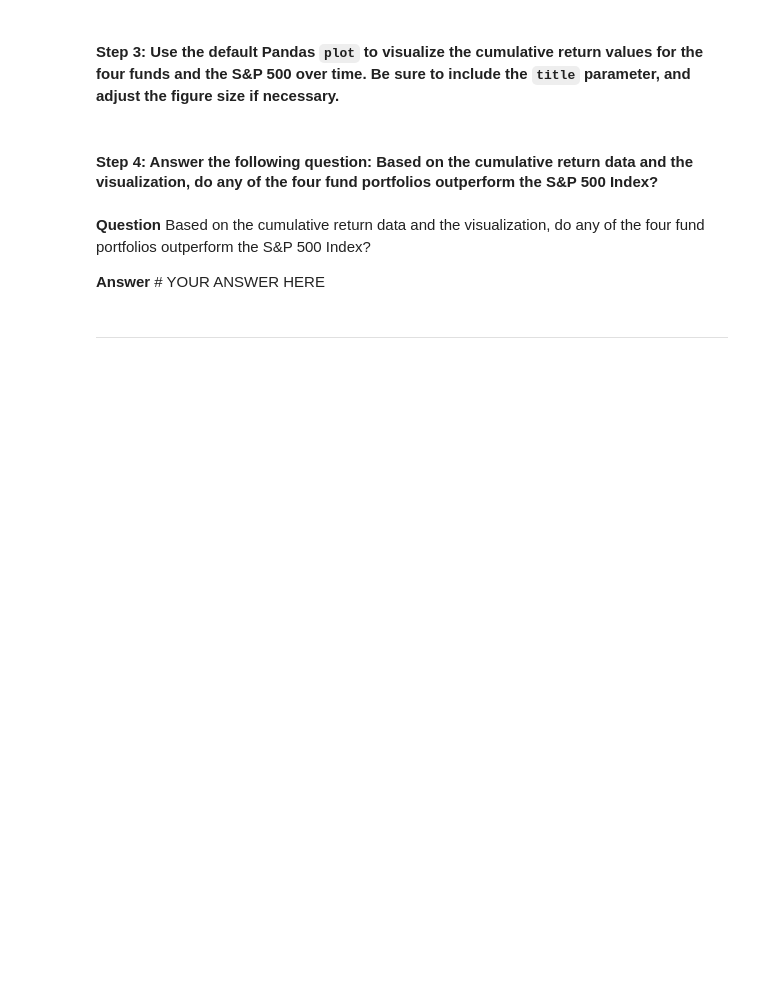
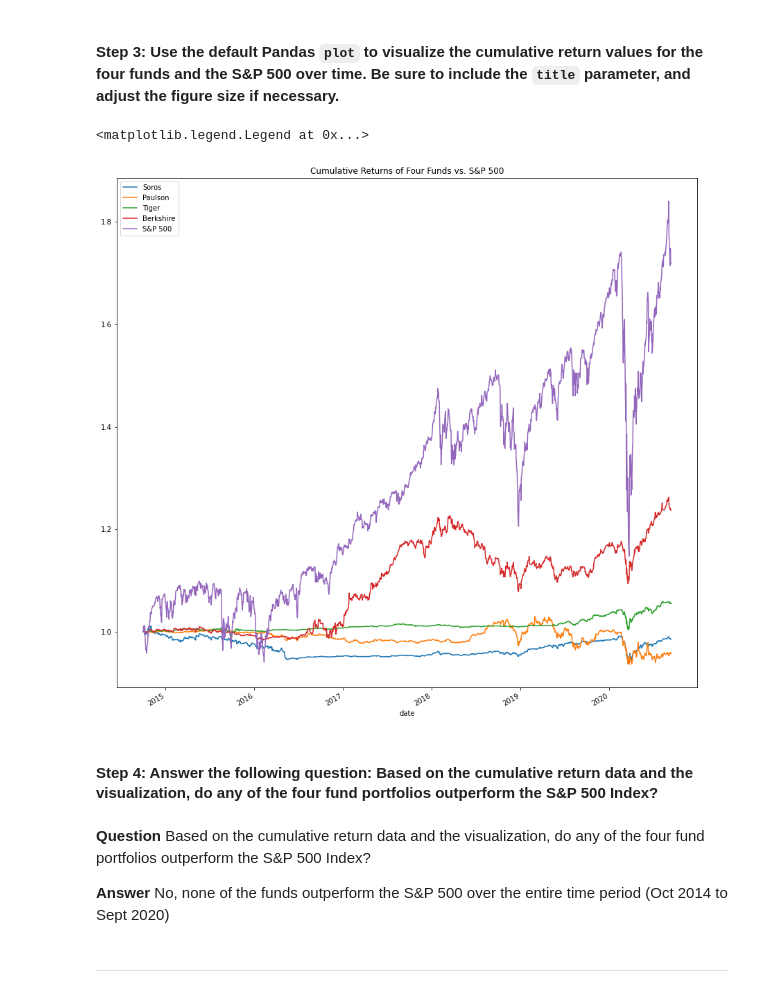
Before and after one commit to tosulai2/Investment-Portfolio-Risk-Return-Analysis, a Jupyter notebook: risk_return_analysis.ipynb, the cells around one changed output. Saved outputs shown, nothing was run; the diff lists cells and outputs as text; code cells hidden in the pictures; blank space fills up the shorter version.

```diff
--- a/risk_return_analysis.ipynb
+++ b/risk_return_analysis.ipynb
@@ -162,3 +170,5 @@ Analyze the data to determine if any of the portfolios outperform the broader st
 # Calculate and plot the cumulative returns of the 4 fund portfolios and the S&P 500
 # Review the last 5 rows of the cumulative returns DataFrame
 # YOUR CODE HERE
+cumulative_returns = (1 + daily_returns).cumprod()
+cumulative_returns.tail(5)
@@ -171,9 +185,26 @@ Analyze the data to determine if any of the portfolios outperform the broader st
+# %%
+# Visualize the cumulative returns using the Pandas plot function
+# Include a title parameter and adjust the figure size
+# YOUR CODE HERE
+ax = cumulative_returns['SOROS FUND MANAGEMENT LLC'].plot(
+    legend="True",
+    figsize=(15,15),
+    title='Cumulative Returns of Four Funds vs. S&P 500',)
+cumulative_returns['PAULSON & CO.INC.'].plot(ax=ax)
+cumulative_returns['TIGER GLOBAL MANAGEMENT LLC'].plot(ax=ax)
+cumulative_returns['BERKSHIRE HATHAWAY INC'].plot(ax=ax)
+cumulative_returns['S&P 500'].plot(ax=ax)
+
+ax.legend(["Soros", "Paulson", "Tiger", "Berkshire","S&P 500"])
+# %% [output]
+<matplotlib.legend.Legend at 0x...>
+[figure, added]
 # %% [markdown]
 #### Step 4: Answer the following question: Based on the cumulative return data and the visualization, do any of the four fund portfolios outperform the S&P 500 Index?
 # %% [markdown]
 **Question** Based on the cumulative return data and the visualization, do any of the four fund portfolios outperform the S&P 500 Index?
 
-**Answer** # YOUR ANSWER HERE
+**Answer** No, none of the funds outperform the S&P 500 over the entire time period (Oct 2014 to Sept 2020)
 # %% [markdown]
 ---
 # %% [markdown]
```
Also changed, not shown: parts of 4 cells of this notebook.
